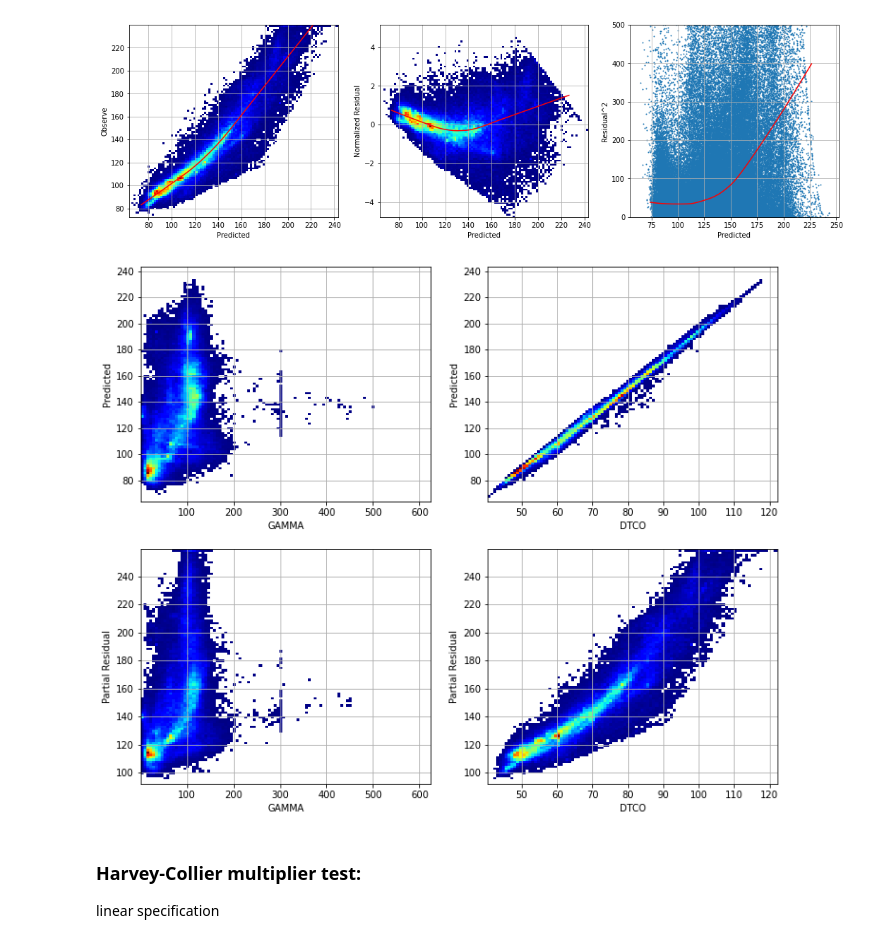
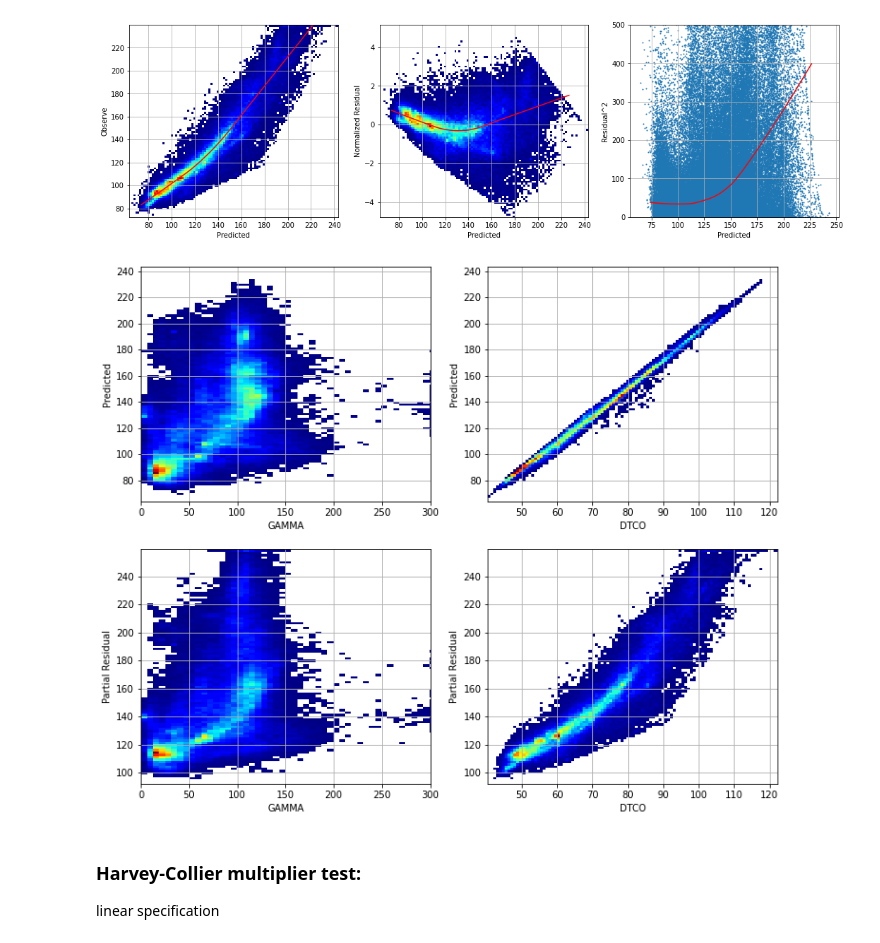
Before and after one commit to frh2020/topics, a Jupyter notebook: well_log_reg/model_lin_diagn_xn.ipynb, the cells around one changed output. Drawn from its saved outputs; the diff is of its cells as text; code cells hidden in the pictures.

```diff
--- a/well_log_reg/model_lin_diagn_xn.ipynb
+++ b/well_log_reg/model_lin_diagn_xn.ipynb
@@ -233,20 +233,24 @@ plt.show()
 # %%
 f, ax = plt.subplots(nrows=2, ncols=2, figsize=(12,10))
 
 for i, col in enumerate(cols):
   ax[0,i].hist2d(X_train[col], pred, bins=100, cmap=cm_wh('jet'))
   #ax1.scatter(dtco, resid, s=1, color='blue')
   ax[0,i].set_xlabel(col)
   ax[0,i].set_ylabel("Predicted")
   ax[0,i].grid()
 
   ax[1,i].hist2d(X_train[col], part_resid,bins=100, cmap=cm_wh('jet'))
   ax[1,i].set_xlabel(col)
   ax[1,i].set_ylabel("Partial Residual")
   ax[1,i].grid()
+
+ax[0,0].set_xlim((0,300))
+ax[1,0].set_xlim((0,300))
+
 plt.show()
 # %% [output]
-[figure, old version]
+[figure, new version]
 # %% [markdown]
 ### Harvey-Collier multiplier test:
 linear specification
```
